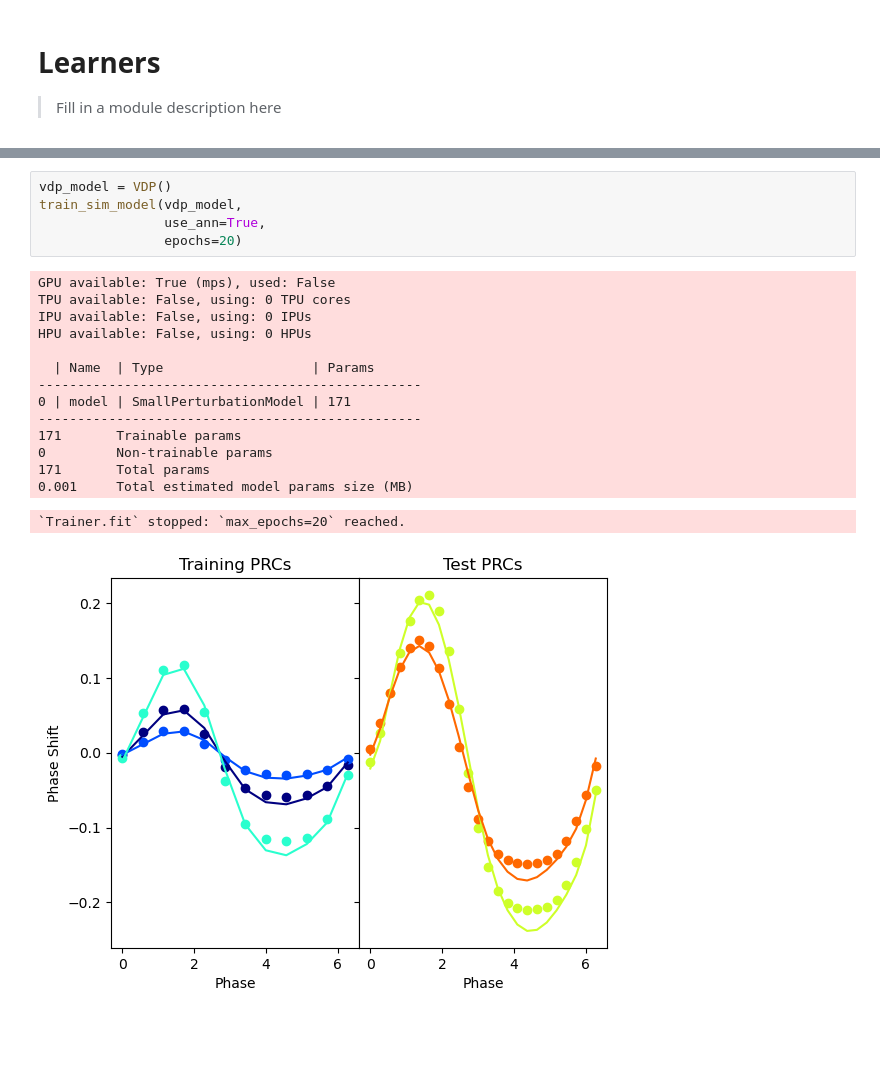
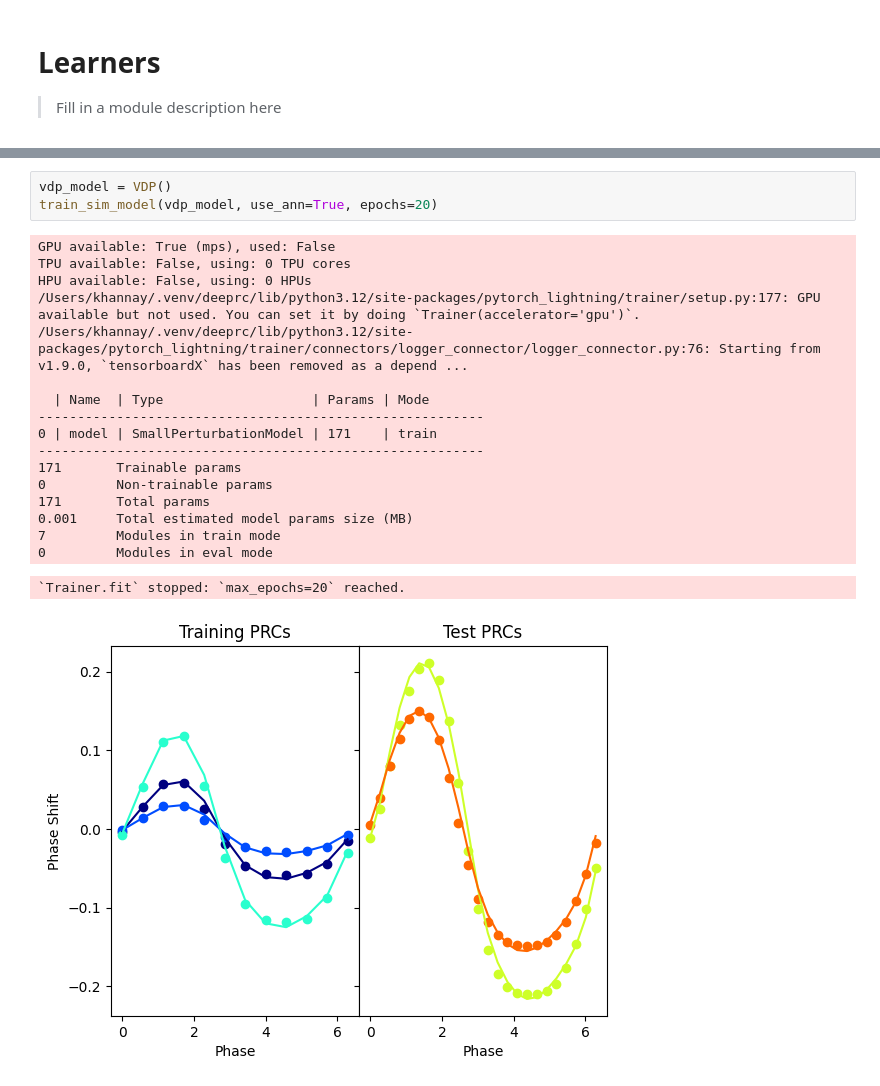
Before and after one commit to khannay/deepPRC, a Jupyter notebook: nbs/02_learners.ipynb, the cells around one changed output, grey strips where cells are left out. Drawn from its saved outputs; the diff is of its cells as text; blank space fills up the shorter version.

```diff
--- a/nbs/02_learners.ipynb
+++ b/nbs/02_learners.ipynb
@@ -277,22 +382,23 @@ HPU available: False, using: 0 HPUs
 # %%
 vdp_model = VDP()
-train_sim_model(vdp_model,
-                use_ann=True,
-                epochs=20)
+train_sim_model(vdp_model, use_ann=True, epochs=20)
 # %% [output]
 GPU available: True (mps), used: False
 TPU available: False, using: 0 TPU cores
-IPU available: False, using: 0 IPUs
 HPU available: False, using: 0 HPUs
+/Users/khannay/.venv/deeprc/lib/python3.12/site-packages/pytorch_lightning/trainer/setup.py:177: GPU available but not used. You can set it by doing `Trainer(accelerator='gpu')`.
+/Users/khannay/.venv/deeprc/lib/python3.12/site-packages/pytorch_lightning/trainer/connectors/logger_connector/logger_connector.py:76: Starting from v1.9.0, `tensorboardX` has been removed as a depend ...
 
-  | Name  | Type                   | Params
--------------------------------------------------
-0 | model | SmallPerturbationModel | 171
--------------------------------------------------
+  | Name  | Type                   | Params | Mode
+---------------------------------------------------------
+0 | model | SmallPerturbationModel | 171    | train
+---------------------------------------------------------
 171       Trainable params
 0         Non-trainable params
 171       Total params
 0.001     Total estimated model params size (MB)
+7         Modules in train mode
+0         Modules in eval mode
 `Trainer.fit` stopped: `max_epochs=20` reached.
-[figure, old version]
+[figure, new version]
 # %%
```
Also changed, not shown: parts of 15 cells of this notebook, 7 other files.
